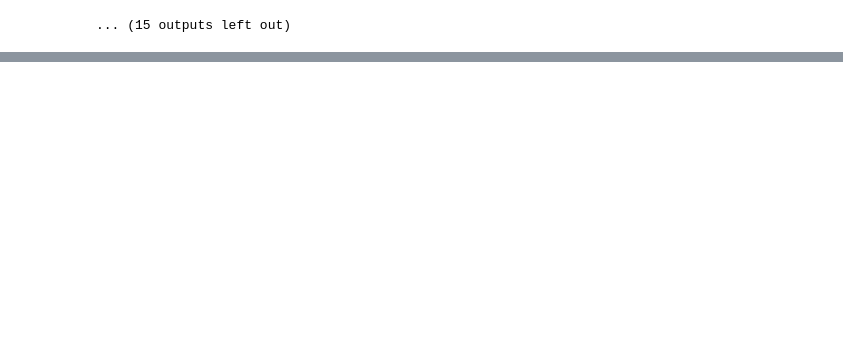
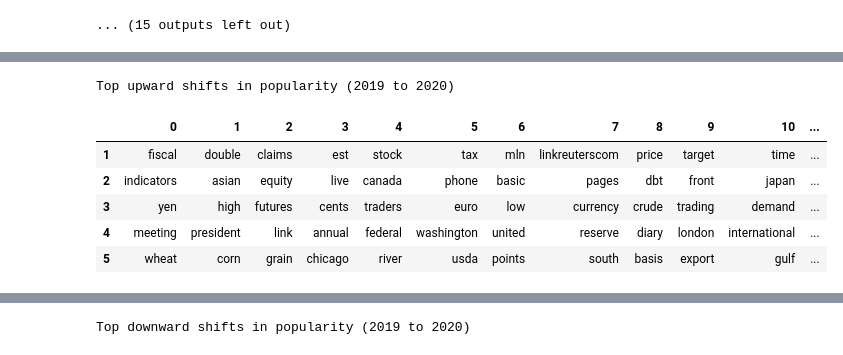
Before and after one commit to mehasadasivam/NLP, a Jupyter notebook: Regular LDA - GDP.ipynb, the cells around one changed output, grey strips where cells are left out. Drawn from its saved outputs; the diff is of its cells as text; code cells hidden in the pictures; blank space fills up the shorter version.

Commit message:
Adding popularity shift tables for 2019-2020 - GDP and Inflation

```diff
--- a/Regular LDA - GDP.ipynb
+++ b/Regular LDA - GDP.ipynb
@@ -211,7 +211,7 @@ def get_top_ten_topics_for_year(year, lda, avg_topic_probabilities):
 
 
 
-def get_largest_popularity_shifts(avg_topics_all, num_topics=50, passes=50, iterations=400,
+def get_largest_popularity_shifts(avg_topics_all, num_topics=15, passes=25, iterations=400,
                                   eval_every=None, update_every=0, alpha='auto', eta='auto'):
 
     # Get topic ranks for each year
@@ -241,7 +241,7 @@ def get_largest_popularity_shifts(avg_topics_all, num_topics=50, passes=50, iter
         top_shift_topics_words = dict()
         rank = 1
         for ind in top_shifts[trend]:
-            tempfile = datapath('model_'+ '_'.join([str(num_topics), str(passes), str(iterations), str(alpha), str(eta)]))
+            tempfile = TEMP_PATH + '/%s/%s_LDA_model_' % (THEME, THEME) + '_'.join([str(num_topics), str(passes), str(iterations), str(alpha), str(eta)])
             if os.path.exists(tempfile):
                 lda = gensim.models.LdaModel.load(tempfile)
             top_words = lda.show_topic(ind, topn=12)
@@ -431,3 +431,6 @@ avg_topics_all = get_topics(corpus_all, dictionary_all, corpus_by_year, num_topi
 |  | 9 | meeting | president | link | annual | federal | washington | united | reserve | diary | london |
 |  | 10 | indicators | asian | equity | live | canada | phone | basic | pages | dbt | front |
 ... (15 outputs left out)
+# %%
+get_largest_popularity_shifts(avg_topics_all, num_topics=15)
+# %% [output]
@@ -433,0 +454,7 @@ avg_topics_all = get_topics(corpus_all, dictionary_all, corpus_by_year, num_topi
+Top upward shifts in popularity (2019 to 2020)
+|  | 0 | 1 | 2 | 3 | 4 | 5 | 6 | 7 | 8 | 9 | 10 | ... |
+| 1 | fiscal | double | claims | est | stock | tax | mln | linkreuterscom | price | target | time | ... |
+| 2 | indicators | asian | equity | live | canada | phone | basic | pages | dbt | front | japan | ... |
+| 3 | yen | high | futures | cents | traders | euro | low | currency | crude | trading | demand | ... |
+| 4 | meeting | president | link | annual | federal | washington | united | reserve | diary | london | international | ... |
+| 5 | wheat | corn | grain | chicago | river | usda | points | south | basis | export | gulf | ... |
@@ -433,0 +478 @@ avg_topics_all = get_topics(corpus_all, dictionary_all, corpus_by_year, num_topi
+Top downward shifts in popularity (2019 to 2020)
```
Also changed, not shown: parts of 1 cell of this notebook, 3 other files.
